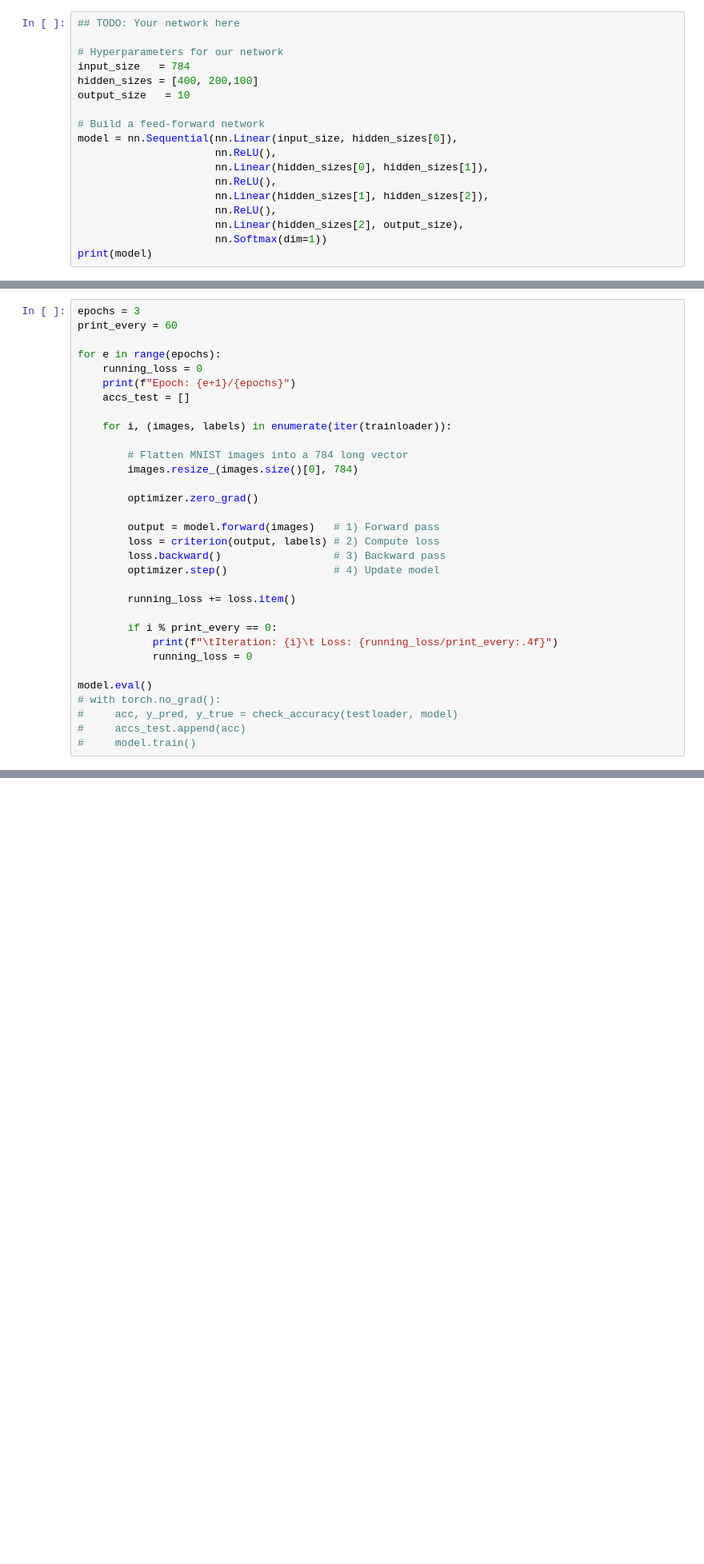
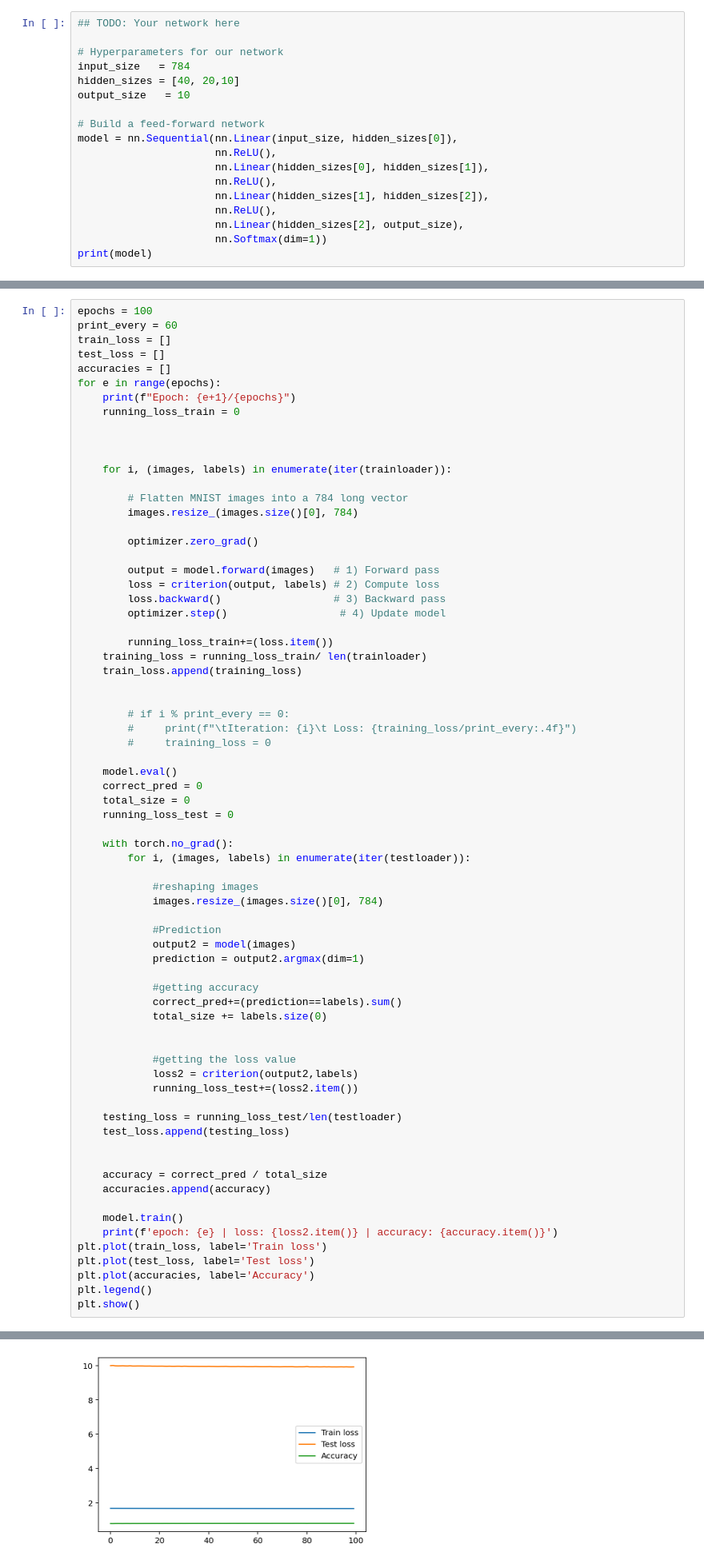
Before and after one commit to EuniceOyeniyi/stive_exercises, a Jupyter notebook: Chapter 03/02. MLP Muliclass classification (MNIST)/4.3 Pytorch MNIST - Exercise.ipynb, the cells around one changed output, grey strips where cells are left out. Shown at 80% size. Saved outputs shown, nothing was run; the diff lists cells and outputs as text; blank space fills up the shorter version.

```diff
--- a/Chapter 03/02. MLP Muliclass classification (MNIST)/4.3 Pytorch MNIST - Exercise.ipynb
+++ b/Chapter 03/02. MLP Muliclass classification (MNIST)/4.3 Pytorch MNIST - Exercise.ipynb
@@ -497,7 +507,7 @@ Now our network is brilliant. It can accurately predict the digits in our images
 
 # Hyperparameters for our network
 input_size   = 784
-hidden_sizes = [400, 200,100]
+hidden_sizes = [40, 20,10]
 output_size   = 10
 
 # Build a feed-forward network
@@ -544,13 +554,16 @@ view_classify(images[0].view(1, 28, 28), ps)
 criterion = nn.CrossEntropyLoss()
 optimizer = optim.SGD(model.parameters(), lr=0.01)
 # %%
-epochs = 3
+epochs = 100
 print_every = 60
+train_loss = []
+test_loss = []
+accuracies = []
+for e in range(epochs):
+    print(f"Epoch: {e+1}/{epochs}")
+    running_loss_train = 0
 
-for e in range(epochs):
-    running_loss = 0
-    print(f"Epoch: {e+1}/{epochs}")
-    accs_test = []
+
 
     for i, (images, labels) in enumerate(iter(trainloader)):
 
@@ -562,16 +575,53 @@ for e in range(epochs):
         output = model.forward(images)   # 1) Forward pass
         loss = criterion(output, labels) # 2) Compute loss
         loss.backward()                  # 3) Backward pass
-        optimizer.step()                 # 4) Update model
+        optimizer.step()                  # 4) Update model
 
-        running_loss += loss.item()
+        running_loss_train+=(loss.item())
+    training_loss = running_loss_train/ len(trainloader)
+    train_loss.append(training_loss)
 
-        if i % print_every == 0:
-            print(f"\tIteration: {i}\t Loss: {running_loss/print_every:.4f}")
-            running_loss = 0
 
-model.eval()
-# with torch.no_grad():
-#     acc, y_pred, y_true = check_accuracy(testloader, model)
-#     accs_test.append(acc)
-#     model.train()
+        # if i % print_every == 0:
+        #     print(f"\tIteration: {i}\t Loss: {training_loss/print_every:.4f}")
+        #     training_loss = 0
+
+    model.eval()
+    correct_pred = 0
+    total_size = 0
+    running_loss_test = 0
+
+    with torch.no_grad():
+        for i, (images, labels) in enumerate(iter(testloader)):
+
+            #reshaping images
+            images.resize_(images.size()[0], 784)
+
+            #Prediction
+            output2 = model(images)
+            prediction = output2.argmax(dim=1)
+
+            #getting accuracy
+            correct_pred+=(prediction==labels).sum()
+            total_size += labels.size(0)
+
+
+            #getting the loss value
+            loss2 = criterion(output2,labels)
+            running_loss_test+=(loss2.item())
+
+    testing_loss = running_loss_test/len(testloader)
+    test_loss.append(testing_loss)
+
+
+    accuracy = correct_pred / total_size
+    accuracies.append(accuracy)
+
+    model.train()
+    print(f'epoch: {e} | loss: {loss2.item()} | accuracy: {accuracy.item()}')
+plt.plot(train_loss, label='Train loss')
+plt.plot(test_loss, label='Test loss')
+plt.plot(accuracies, label='Accuracy')
+plt.legend()
+plt.show()
+# %% [output]
@@ -577,0 +645 @@ model.eval()
+[figure, added]
```
Also changed, not shown: parts of 20 cells of this notebook, 2 other files.
